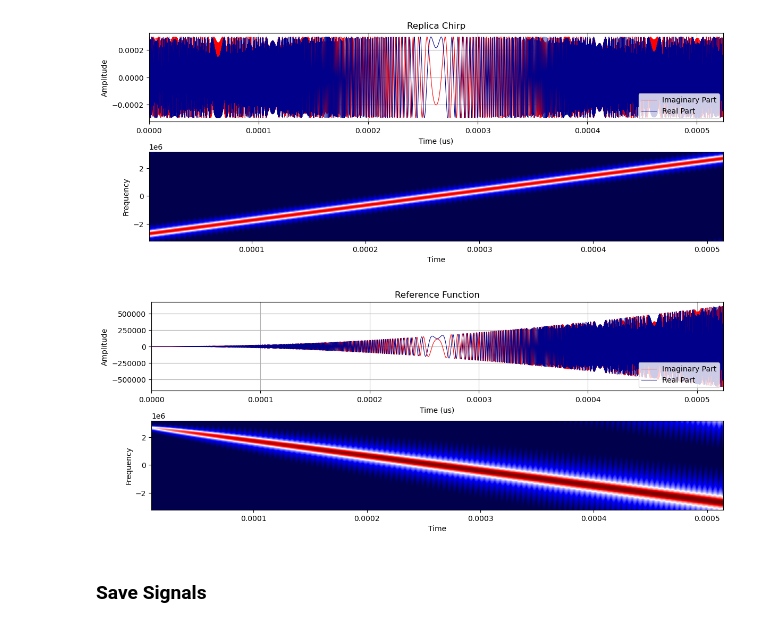
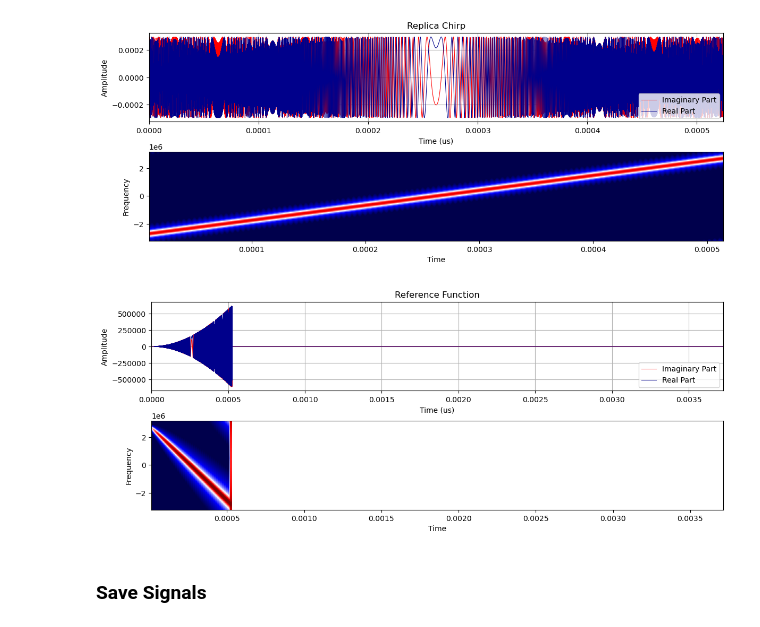
Before and after one commit to AndrewPlayer3/sar_processing, a Jupyter notebook: s1_level0/save_signals.ipynb, the cells around one changed output. Saved outputs shown, nothing was run; the diff lists cells and outputs as text; code cells hidden in the pictures.

Commit message:
plot full reference function

```diff
--- a/s1_level0/save_signals.ipynb
+++ b/s1_level0/save_signals.ipynb
@@ -146,9 +146,9 @@ plot_signal_components(replica, 0, pulse_length, scale=(-200, -100), fft_size=ff
 # %% [output]
 [figure]
 # %%
-plot_signal_components(reference_function[0:replica.shape[0]], 0, pulse_length, scale=(-50, 50), fft_size=fft_size, sample_rate=(replica.shape[0]/pulse_length), title="Reference Function")
+plot_signal_components(reference_function, 0, sampling_window_length, scale=(-50, 50), fft_size=fft_size, sample_rate=sample_rate, title="Reference Function")
 # %% [output]
-[figure, old version]
+[figure, new version]
 # %% [markdown]
 ### Save Signals
 # %%
```
